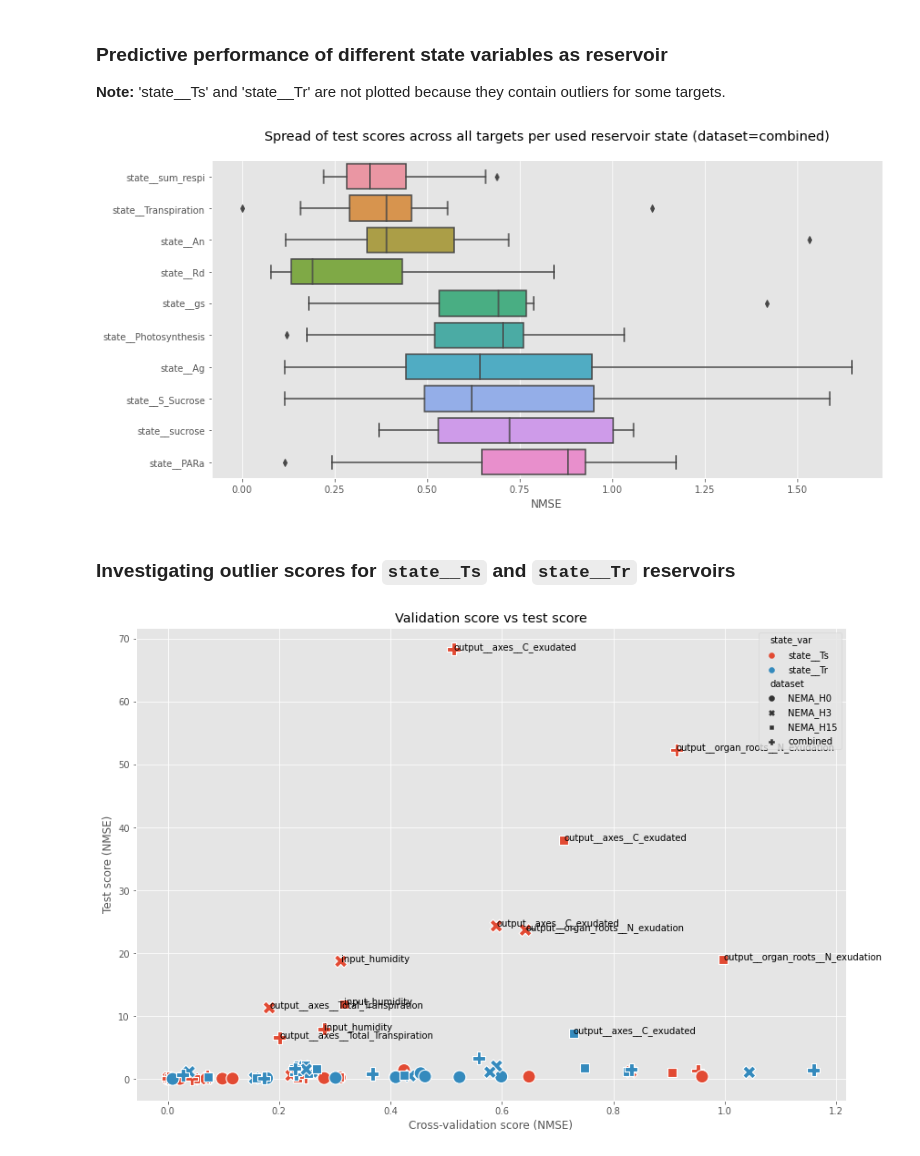
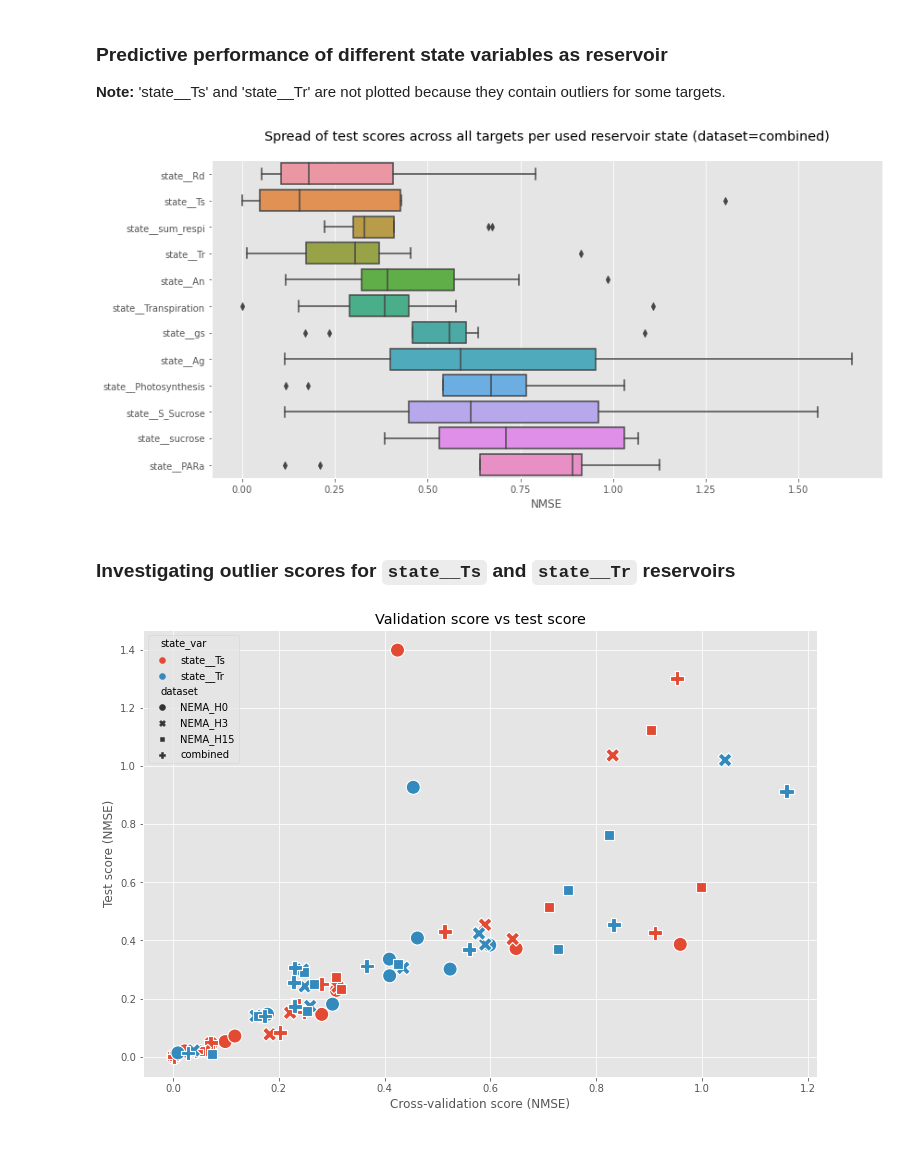
Before and after one commit to mcndt/thesis-plant-reservoir-computing, a Jupyter notebook: notebooks/rc_exploration_WheatFspm/2022_03_30_wheatfspm_rc_results.ipynb, the cells around one changed output. Cells and saved outputs as stored; diff of their text form; code cells hidden in the pictures.

```diff
--- a/notebooks/rc_exploration_WheatFspm/2022_03_30_wheatfspm_rc_results.ipynb
+++ b/notebooks/rc_exploration_WheatFspm/2022_03_30_wheatfspm_rc_results.ipynb
@@ -10,7 +10,8 @@ import seaborn as sns
 from matplotlib import pyplot as plt
 # %%
 # RESULTS_CSV = 'test_results.csv'
-RESULTS_CSV = 'test_results_nonan.csv'
+# RESULTS_CSV = 'test_results_nonan.csv'
+RESULTS_CSV = 'test_results_sub24.csv'
 # %% [markdown]
 ### Loading the experiment results
 # %%
@@ -43,7 +44,7 @@ n_datasets:    4
 # %% [markdown]
 Ranking the predictive performance per target:
 # %%
-DATASET = 'NEMA_H15'
+DATASET = 'combined'
 # DO_NOT_PLOT = ['state__Ts', 'state__Tr']
 DO_NOT_PLOT = []
 
@@ -51,7 +52,7 @@ DO_NOT_PLOT = []
 with plt.style.context('ggplot'):
   n_cols = 2
   n_rows = np.ceil(len(targets) / n_cols).astype(int)
-  fig, axs = plt.subplots(n_rows, n_cols, figsize=(16, 20), squeeze=False,
+  fig, axs = plt.subplots(n_rows, n_cols, figsize=(12, 15), squeeze=False,
                           tight_layout=True, sharey=False)
 
 
@@ -63,7 +64,7 @@ with plt.style.context('ggplot'):
     x = np.arange(len(state_vars) - len(DO_NOT_PLOT))
     ax.set_yticks(np.arange(len(state_vars) - len(DO_NOT_PLOT)))
 
-    ax.set_xlim(0, max(1.2, (-plot_data['test_score']).max()))
+    # ax.set_xlim(0, max(1.2, (-plot_data['test_score']).max()))
     # ax.set_xlim(0, 1.2)
     ax.scatter(-plot_data['test_score'], x, label='Test', color='red', alpha=1, marker='o', s=50)
     ax.scatter(-plot_data['cv_mean'], x, label='CV/Val', color='purple', alpha=0.5, marker=',', s=25)
@@ -91,8 +92,8 @@ with plt.style.context('ggplot'):
 **Note:** 'state__Ts' and 'state__Tr' are not plotted because they contain outliers for some targets.
 # %%
 DATASET = 'combined'
-DO_NOT_PLOT = ['state__Ts', 'state__Tr']
-# DO_NOT_PLOT = []
+# DO_NOT_PLOT = ['state__Ts', 'state__Tr']
+DO_NOT_PLOT = []
 
 
 with plt.style.context('ggplot'):
@@ -109,7 +110,7 @@ with plt.style.context('ggplot'):
   plt.tight_layout()
   plt.show()
 # %% [output]
-[figure, old version]
+[figure, new version]
 # %% [markdown]
 ### Investigating outlier scores for `state__Ts` and `state__Tr` reservoirs
 # %%
@@ -117,22 +118,22 @@ subdata = data.loc[:, ['state__Ts', 'state__Tr'], :].reset_index()
 # %%
 with plt.style.context('ggplot'):
   plot_data = subdata.copy()
   plot_data['test_score'] *= -1
   plot_data['cv_mean'] *= -1
-  fig, ax = plt.subplots(1, 1, figsize=(12, 8), constrained_layout=True)
+  fig, ax = plt.subplots(1, 1, figsize=(10, 7), constrained_layout=True)
   sns.scatterplot(x='cv_mean', y='test_score', hue='state_var', style='dataset', s=200, data=plot_data, ax=ax)
   ax.set_title('Validation score vs test score')
   ax.set_xlabel('Cross-validation score (NMSE)')
   ax.set_ylabel('Test score (NMSE)')
 
   # label outliers
   outlier_data = plot_data[plot_data['test_score'] > 5]
 
   def print_annotation(row):
     ax.text(row['cv_mean'], row['test_score'], row['target'], rotation=0)
 
   outlier_data.apply(print_annotation, axis=1)
 
   plt.show()
 # %% [output]
-[figure, old version]
+[figure, new version]
```
Also changed, not shown: parts of 2 cells of this notebook, 5 other files.
